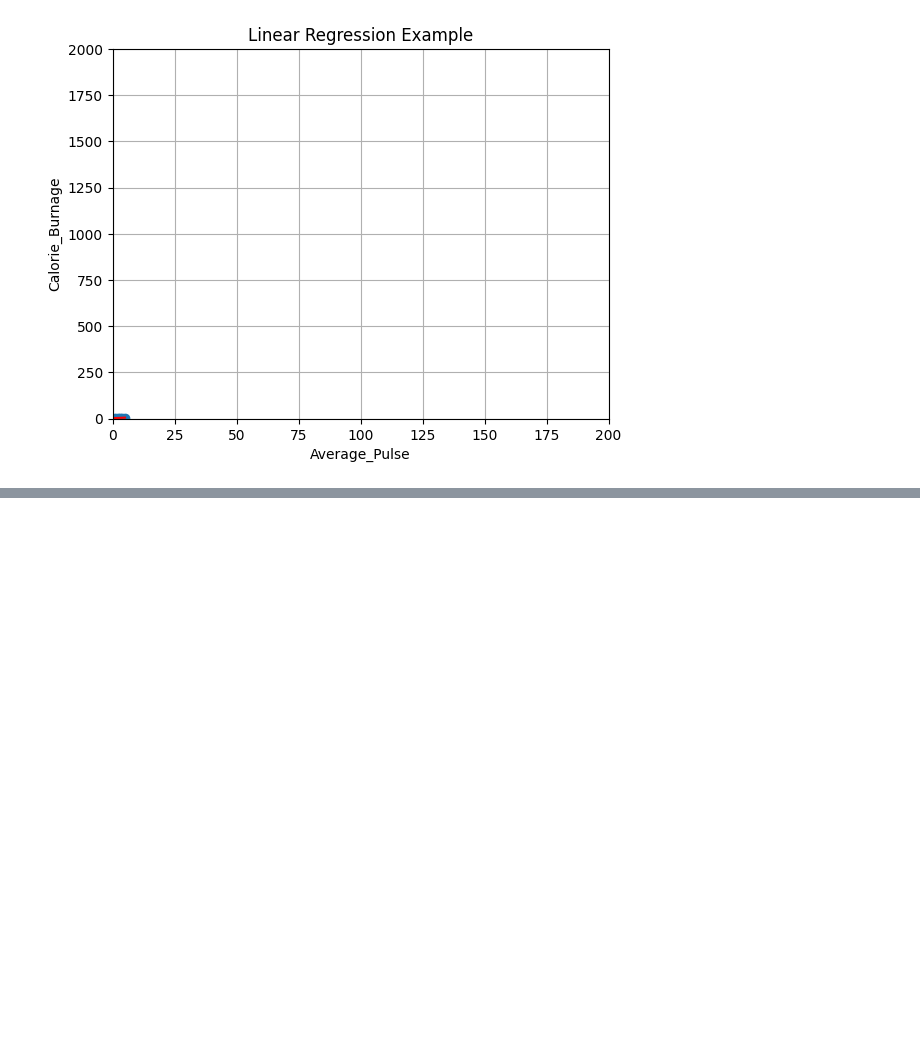
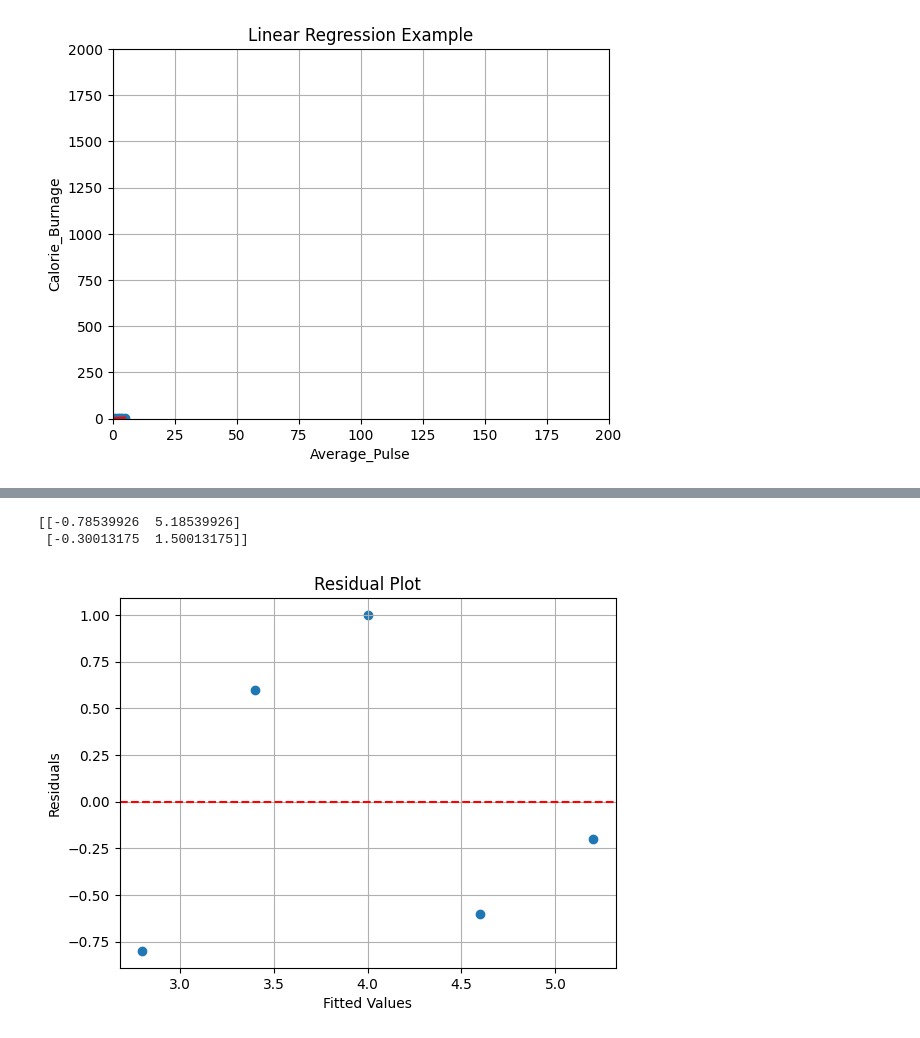
Before and after one commit to AlgoRex2/graymatter-ml, a Jupyter notebook: Simple_Liner_Regression_24Aug2025.ipynb, the cells around one changed output, grey strips where cells are left out. Saved outputs shown, nothing was run; the diff lists cells and outputs as text; code cells hidden in the pictures; blank space fills up the shorter version.

Commit message:
Checking Fundas

```diff
--- a/Simple_Liner_Regression_24Aug2025.ipynb
+++ b/Simple_Liner_Regression_24Aug2025.ipynb
@@ -43,3 +43,16 @@ plt.grid(True)
 plt.show()
 # %% [output]
 [figure]
+# %%
+# Use statsmodels for Detailed Output
+import statsmodels.api as sm
+
+# Add constant for intercept
+x_with_const = sm.add_constant(x)
+
+# Fit linear regression model
+model = sm.OLS(y, x_with_const)
+results = model.fit()
+
+# Print full statistical summary
+print(results.summary())
@@ -45,0 +77,22 @@ plt.show()
+# %%
+# Check Confidence Intervals
+print(results.conf_int())
+# %% [output]
+[[-0.78539926  5.18539926]
+ [-0.30013175  1.50013175]]
+# %%
+# Plot and Analyze Residuals
+import matplotlib.pyplot as plt
+
+residuals = results.resid
+fitted = results.fittedvalues
+
+plt.scatter(fitted, residuals)
+plt.axhline(y=0, color='red', linestyle='--')
+plt.xlabel('Fitted Values')
+plt.ylabel('Residuals')
+plt.title('Residual Plot')
+plt.grid(True)
+plt.show()
+# %% [output]
+[figure, added]
```
Also changed, not shown: parts of 1 cell of this notebook.
